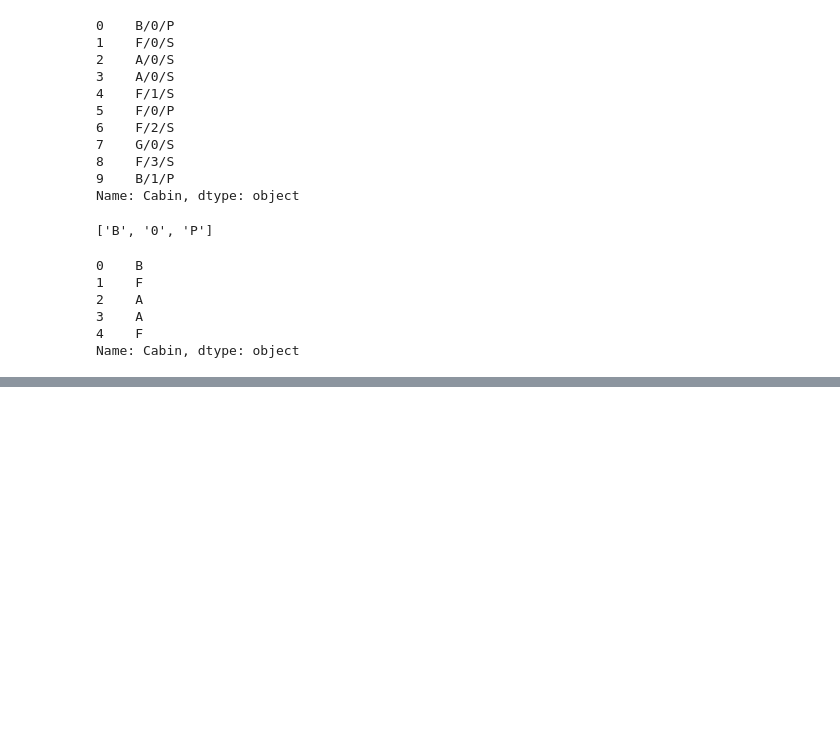
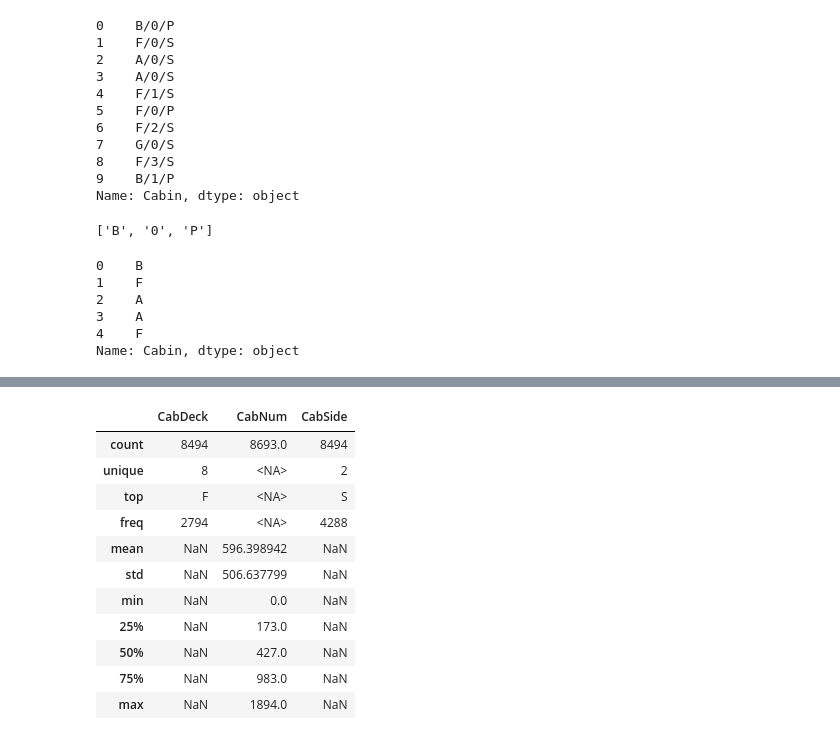
Before and after one commit to brianellis1997/Spaceship-Titanic, a Jupyter notebook: spaceship-titanic/Work.ipynb, the cells around one changed output, grey strips where cells are left out. Drawn from its saved outputs; the diff is of its cells as text; code cells hidden in the pictures; blank space fills up the shorter version.

```diff
--- a/spaceship-titanic/Work.ipynb
+++ b/spaceship-titanic/Work.ipynb
@@ -153,0 +244,15 @@ IndexError: list index out of range
+# %%
+train[['CabDeck', 'CabNum', 'CabSide']].describe(include='all')
+# %% [output]
+|  | CabDeck | CabNum | CabSide |
+| count | 8494 | 8693.0 | 8494 |
+| unique | 8 | <NA> | 2 |
+| top | F | <NA> | S |
+| freq | 2794 | <NA> | 4288 |
+| mean | NaN | 596.398942 | NaN |
+| std | NaN | 506.637799 | NaN |
+| min | NaN | 0.0 | NaN |
+| 25% | NaN | 173.0 | NaN |
+| 50% | NaN | 427.0 | NaN |
+| 75% | NaN | 983.0 | NaN |
+| max | NaN | 1894.0 | NaN |
```
Also changed, not shown: parts of 7 cells of this notebook.
